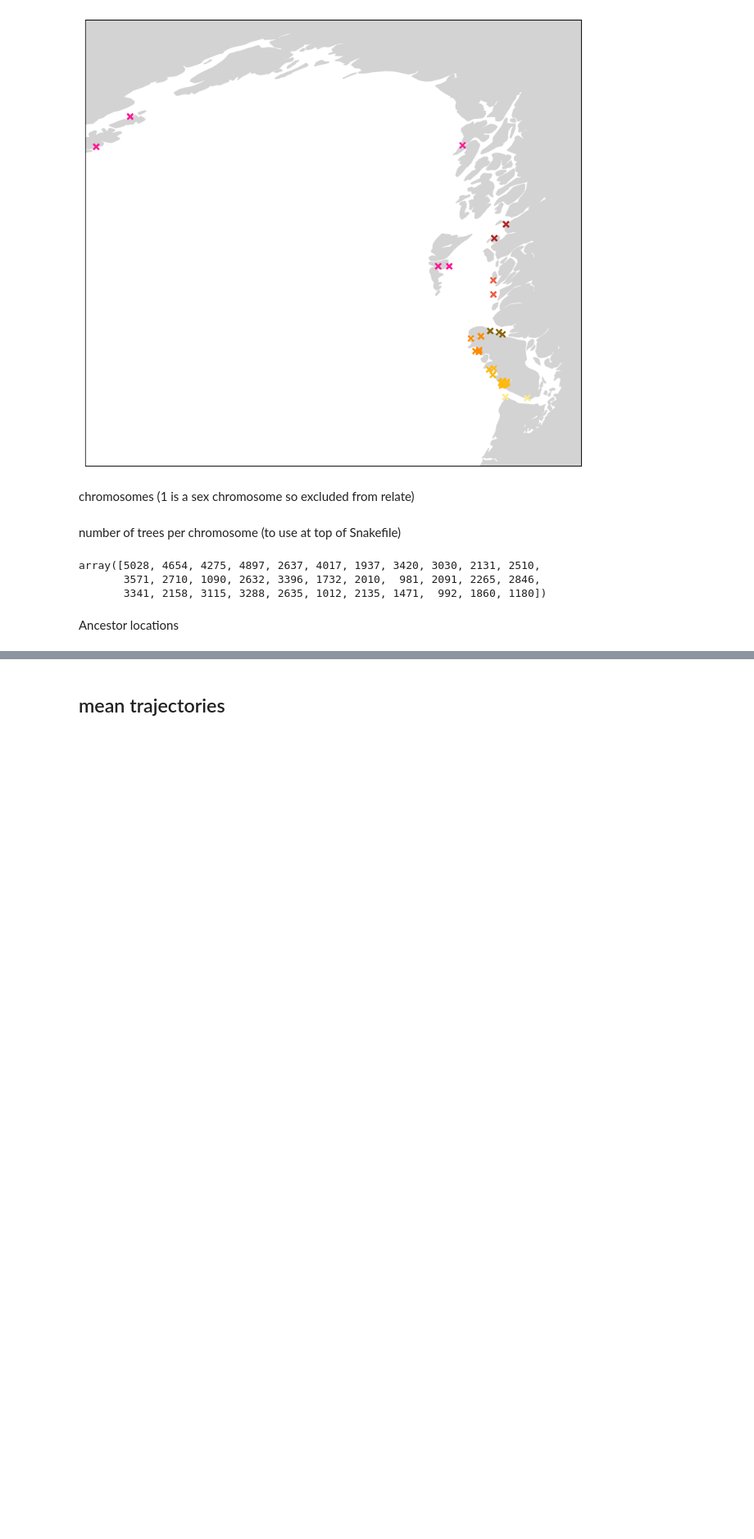
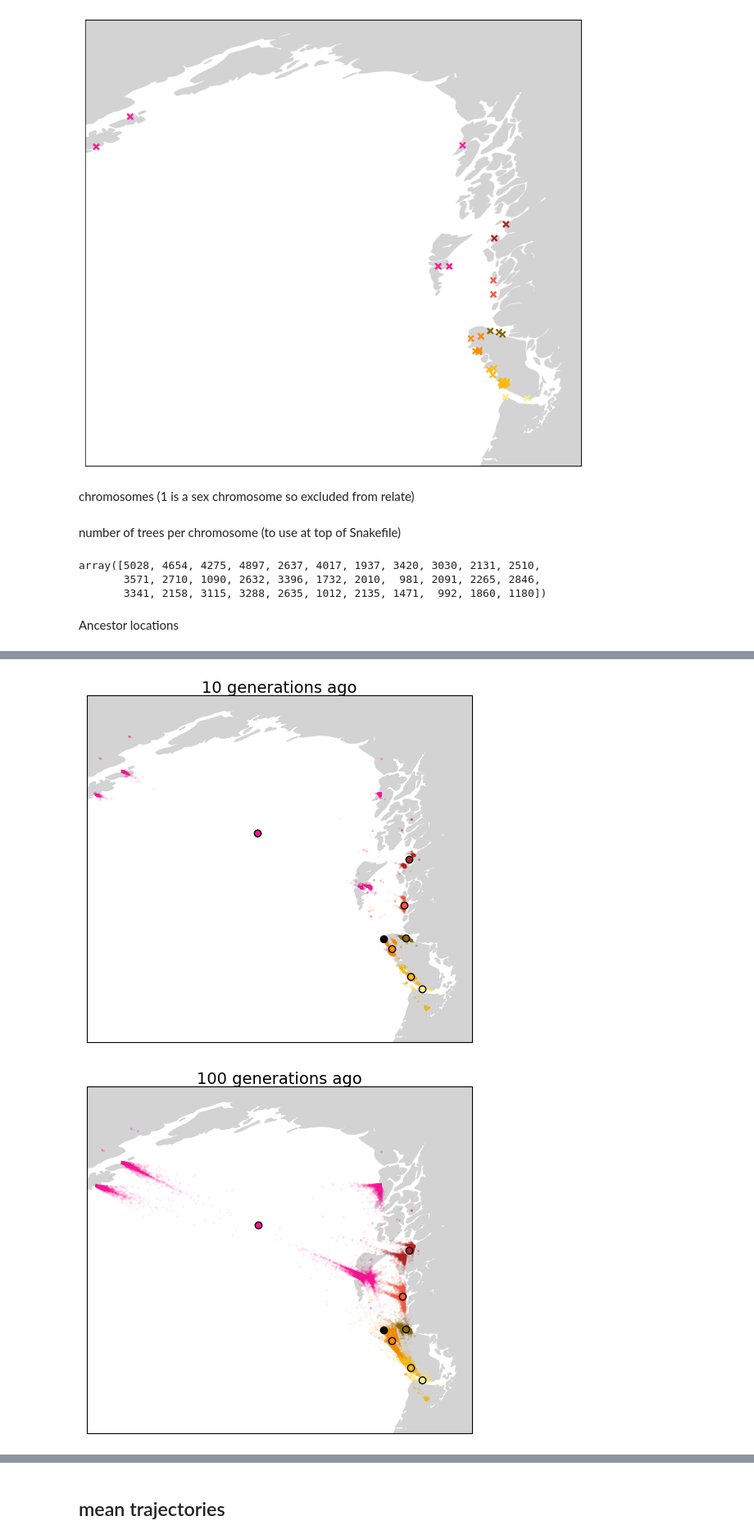
Before and after one commit to mmosmond/spacetrees-kelp, a Jupyter notebook: plots-KL19.ipynb, the cells around one changed output, grey strips where cells are left out. Shown at 82% size. Saved outputs shown, nothing was run; the diff lists cells and outputs as text; code cells hidden in the pictures; blank space fills up the shorter version.

```diff
--- a/plots-KL19.ipynb
+++ b/plots-KL19.ipynb
@@ -149,0 +204,6 @@ for i in [2,3,4,5]:
+# %%
+for i in range(T):
+    all_ancestors(anc_locs, sample_locations, i, samples=popgroups, colors=[colormap[c] for c in popcolors], means=True)
+# %% [output]
+[figure, added]
+[figure, added]
```
Also changed, not shown: parts of 39 cells of this notebook, 3 other files.
